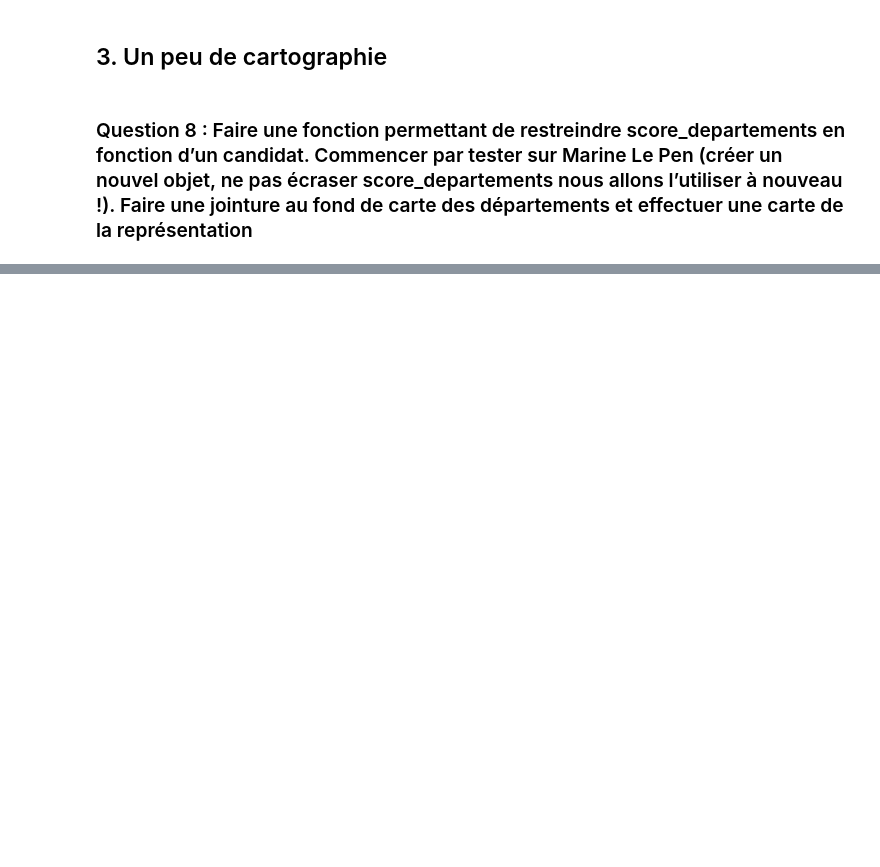
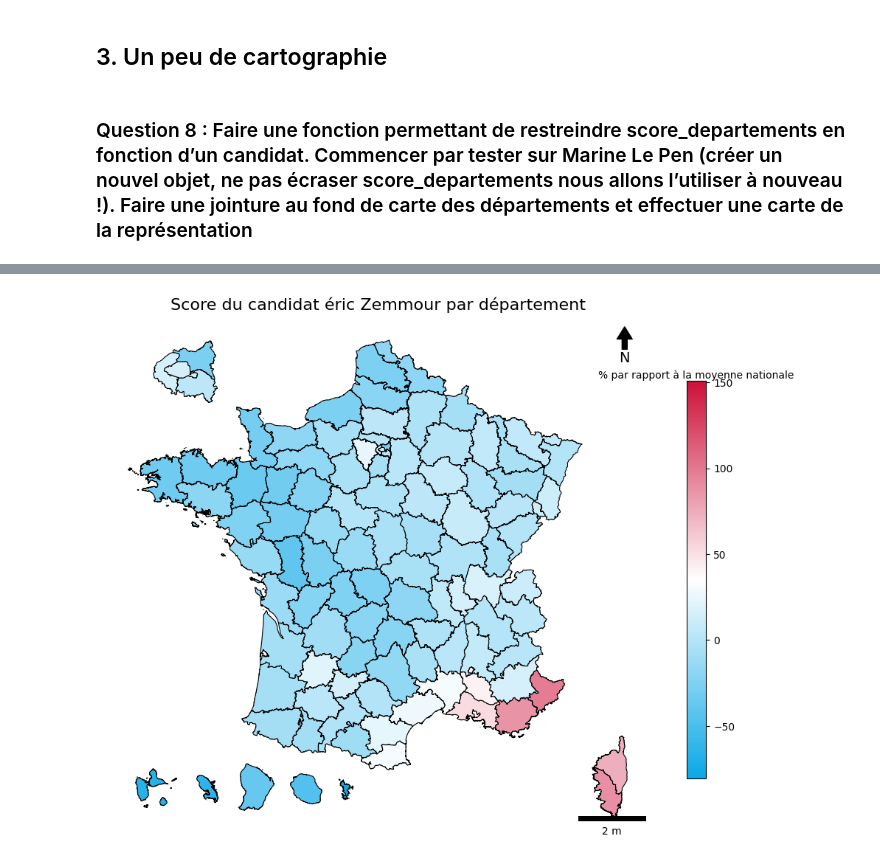
Before and after one commit to djamal2905/evaluation_intermediaire_python_4_data_science_groupe_2c, a Jupyter notebook: reponse.ipynb, the cells around one changed output, grey strips where cells are left out. Saved outputs shown, nothing was run; the diff lists cells and outputs as text; code cells hidden in the pictures; blank space fills up the shorter version.

```diff
--- a/reponse.ipynb
+++ b/reponse.ipynb
@@ -189,2 +371,4 @@ cartographie.afficher_resultats_filtre_score_candidat(df_score=score_departement
 # %%
-cartographie.afficher_resultats_filtre_score_candidat(df_score=score_departements, candidat="Eric Zemmour", afficher_carte=True)
+cartographie.afficher_resultats_filtre_candidat(df_score=score_departements, candidat="éric Zemmour", afficher_carte=True)
+# %% [output]
+[figure, added]
```
Also changed, not shown: parts of 17 cells of this notebook, 2 other files.
